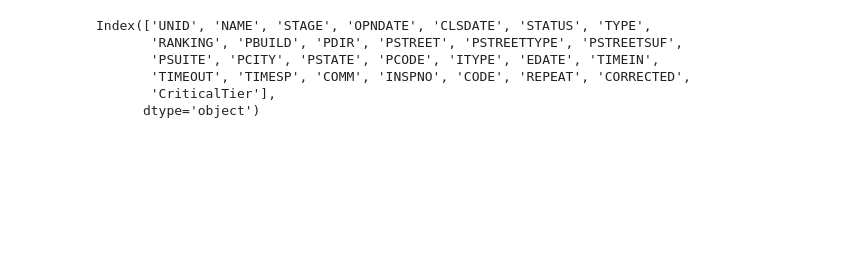
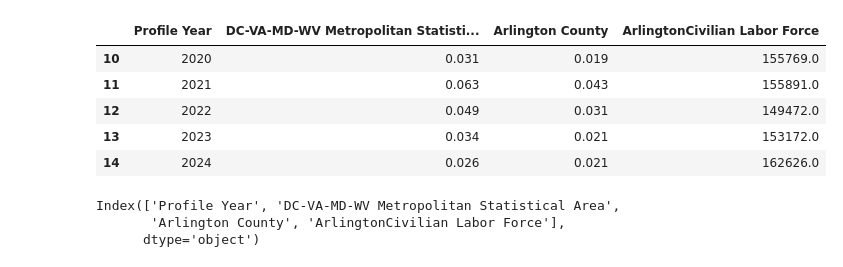
Before and after one commit to bin43256/100DatasetsChallenge, a Jupyter notebook: Employment Rate.ipynb, the cells around one changed output. Drawn from its saved outputs; the diff is of its cells as text; code cells hidden in the pictures; blank space fills up the shorter version.

```diff
--- a/Employment Rate.ipynb
+++ b/Employment Rate.ipynb
@@ -16,9 +5,16 @@ df.head()
+# %%
+df = pd.read_json("Employment - Unemployment Rate.json")
+df.tail()
+# %% [output]
+|  | Profile Year | DC-VA-MD-WV Metropolitan Statisti... | Arlington County | ArlingtonCivilian Labor Force |
+| 10 | 2020 | 0.031 | 0.019 | 155769.0 |
+| 11 | 2021 | 0.063 | 0.043 | 155891.0 |
+| 12 | 2022 | 0.049 | 0.031 | 149472.0 |
+| 13 | 2023 | 0.034 | 0.021 | 153172.0 |
+| 14 | 2024 | 0.026 | 0.021 | 162626.0 |
 # %%
 df.columns
 # %% [output]
-Index(['UNID', 'NAME', 'STAGE', 'OPNDATE', 'CLSDATE', 'STATUS', 'TYPE',
-       'RANKING', 'PBUILD', 'PDIR', 'PSTREET', 'PSTREETTYPE', 'PSTREETSUF',
-       'PSUITE', 'PCITY', 'PSTATE', 'PCODE', 'ITYPE', 'EDATE', 'TIMEIN',
-       'TIMEOUT', 'TIMESP', 'COMM', 'INSPNO', 'CODE', 'REPEAT', 'CORRECTED',
-       'CriticalTier'],
+Index(['Profile Year', 'DC-VA-MD-WV Metropolitan Statistical Area',
+       'Arlington County', 'ArlingtonCivilian Labor Force'],
       dtype='object')
```
Also changed, not shown: parts of 9 cells of this notebook, 2 other files.
